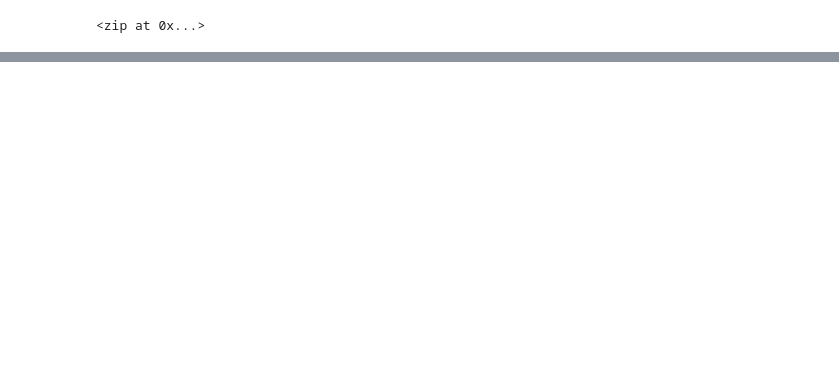
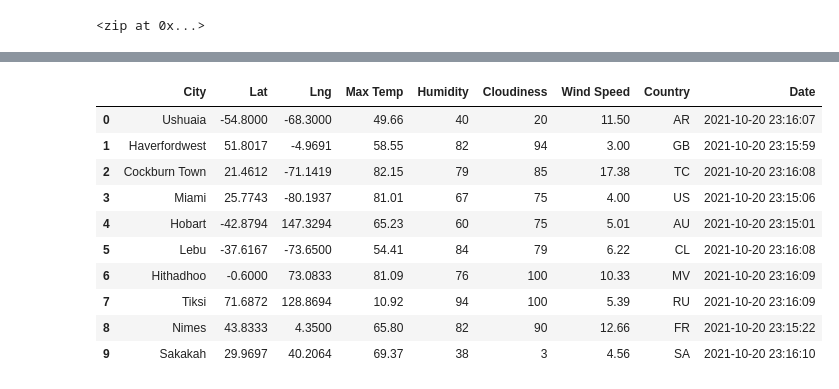
Before and after one commit to tonyferri/World_Weather_Analysis, a Jupyter notebook: WeatherPy.ipynb, the cells around one changed output, grey strips where cells are left out. Saved outputs shown, nothing was run; the diff lists cells and outputs as text; code cells hidden in the pictures; blank space fills up the shorter version.

```diff
--- a/WeatherPy.ipynb
+++ b/WeatherPy.ipynb
@@ -33,0 +121,16 @@ len(cities)
+# %%
+# Convert the array of dictionaries to a Pandas DataFrame.
+city_data_df = pd.DataFrame(city_data)
+city_data_df.head(10)
+# %% [output]
+|  | City | Lat | Lng | Max Temp | Humidity | Cloudiness | Wind Speed | Country | Date |
+| 0 | Ushuaia | -54.8000 | -68.3000 | 49.66 | 40 | 20 | 11.50 | AR | 2021-10-20 23:16:07 |
+| 1 | Haverfordwest | 51.8017 | -4.9691 | 58.55 | 82 | 94 | 3.00 | GB | 2021-10-20 23:15:59 |
+| 2 | Cockburn Town | 21.4612 | -71.1419 | 82.15 | 79 | 85 | 17.38 | TC | 2021-10-20 23:16:08 |
+| 3 | Miami | 25.7743 | -80.1937 | 81.01 | 67 | 75 | 4.00 | US | 2021-10-20 23:15:06 |
+| 4 | Hobart | -42.8794 | 147.3294 | 65.23 | 60 | 75 | 5.01 | AU | 2021-10-20 23:15:01 |
+| 5 | Lebu | -37.6167 | -73.6500 | 54.41 | 84 | 79 | 6.22 | CL | 2021-10-20 23:16:08 |
+| 6 | Hithadhoo | -0.6000 | 73.0833 | 81.09 | 76 | 100 | 10.33 | MV | 2021-10-20 23:16:09 |
+| 7 | Tiksi | 71.6872 | 128.8694 | 10.92 | 94 | 100 | 5.39 | RU | 2021-10-20 23:16:09 |
+| 8 | Nimes | 43.8333 | 4.3500 | 65.80 | 82 | 90 | 12.66 | FR | 2021-10-20 23:15:22 |
+| 9 | Sakakah | 29.9697 | 40.2064 | 69.37 | 38 | 3 | 4.56 | SA | 2021-10-20 23:16:10 |
```
Also changed, not shown: parts of 7 cells of this notebook, 3 other files.
